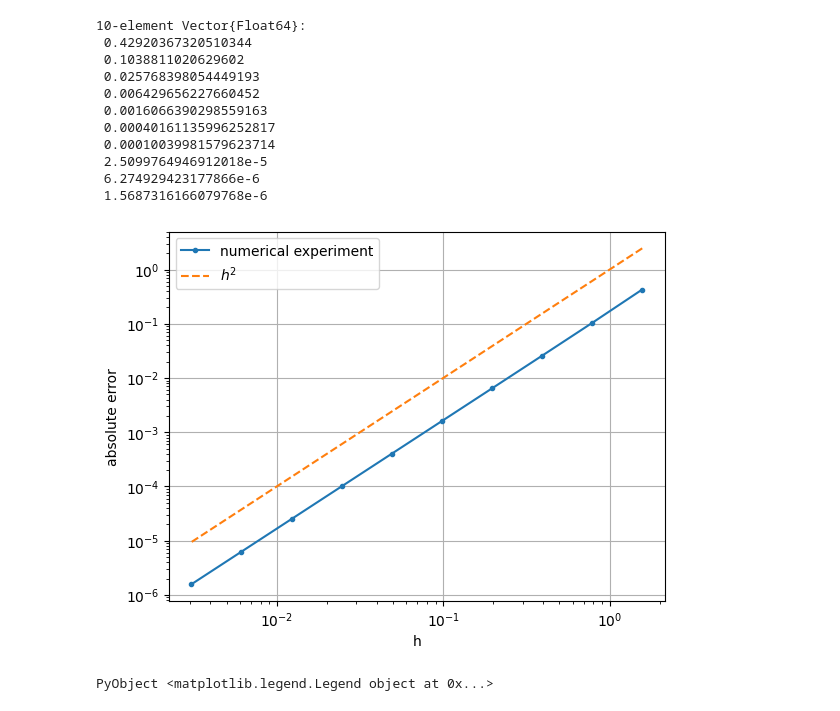
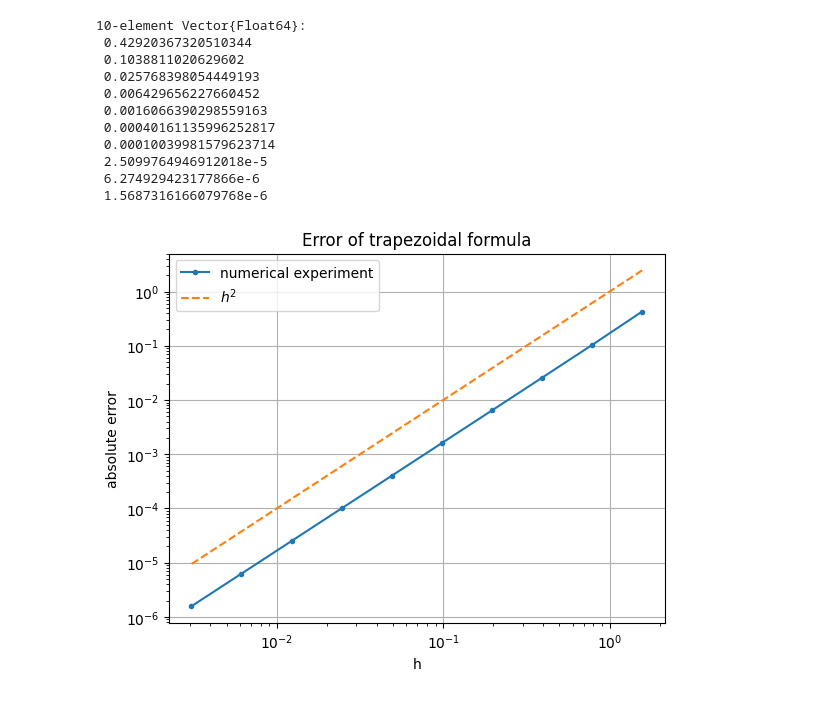
Before and after one commit to PHYS-2200-Computational-Physics-Course/phys2200-lectures-fak16104, a Jupyter notebook: lecture_08/work08.ipynb, the cells around one changed output. Cells and saved outputs as stored; diff of their text form; code cells hidden in the pictures.

```diff
--- a/lecture_08/work08.ipynb
+++ b/lecture_08/work08.ipynb
@@ -96,10 +96,10 @@ using PyPlot
 # %%
 loglog(hh,abserrs,marker=".", label="numerical experiment")
 loglog(hh, hh.^2, linestyle="dashed",label=L"h^2")
 grid(true)
 xlabel("h")
 ylabel("absolute error")
-legend()
+title("Error of trapezoidal formula")
+legend();
 # %% [output]
-[figure, old version]
+[figure, new version]
-PyObject <matplotlib.legend.Legend object at 0x...>
```
